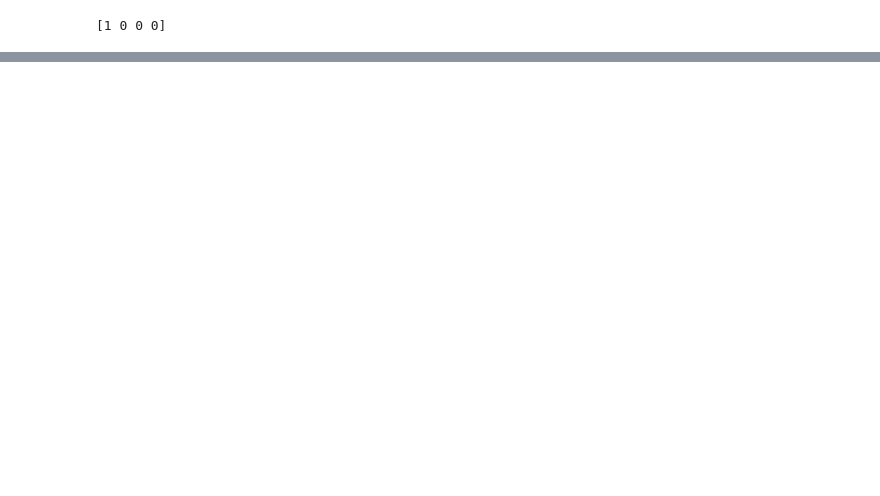
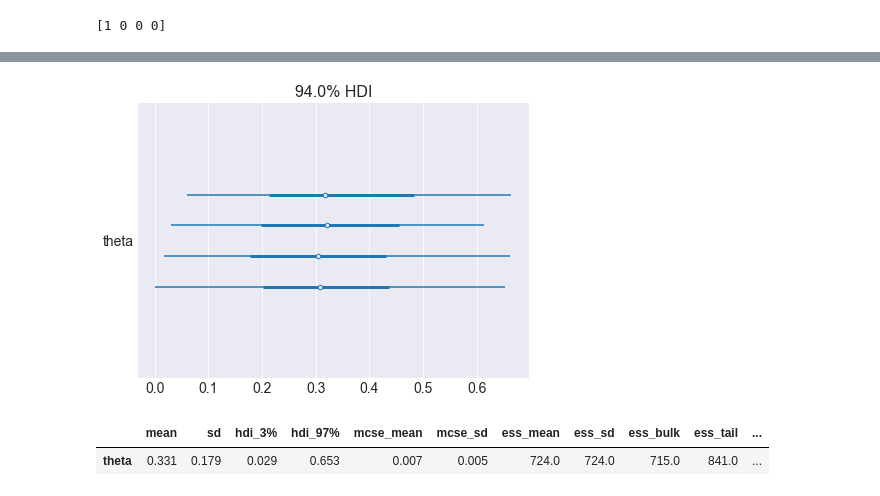
Before and after one commit to honalele/Bayesian-Modeling-With-Python, a Jupyter notebook: 8_pymc_basics.ipynb, the cells around one changed output, grey strips where cells are left out. Cells and saved outputs as stored; diff of their text form; code cells hidden in the pictures; blank space fills up the shorter version.

```diff
--- a/8_pymc_basics.ipynb
+++ b/8_pymc_basics.ipynb
@@ -36,0 +55,12 @@ The number of effective samples is smaller than 25% for some parameters.
+# %%
+with pm.Model() as our_first_model:
+    theta = pm.Beta('theta', alpha=1, beta=1)
+    pm.forestplot(multi_chain)
+# %% [output]
+[figure, added]
+# %%
+#事後分布の要約
+pm.summary(multi_chain)
+# %% [output]
+|  | mean | sd | hdi_3% | hdi_97% | mcse_mean | mcse_sd | ess_mean | ess_sd | ess_bulk | ess_tail | ... |
+| theta | 0.331 | 0.179 | 0.029 | 0.653 | 0.007 | 0.005 | 724.0 | 724.0 | 715.0 | 841.0 | ... |
```
Also changed, not shown: parts of 8 cells of this notebook.
